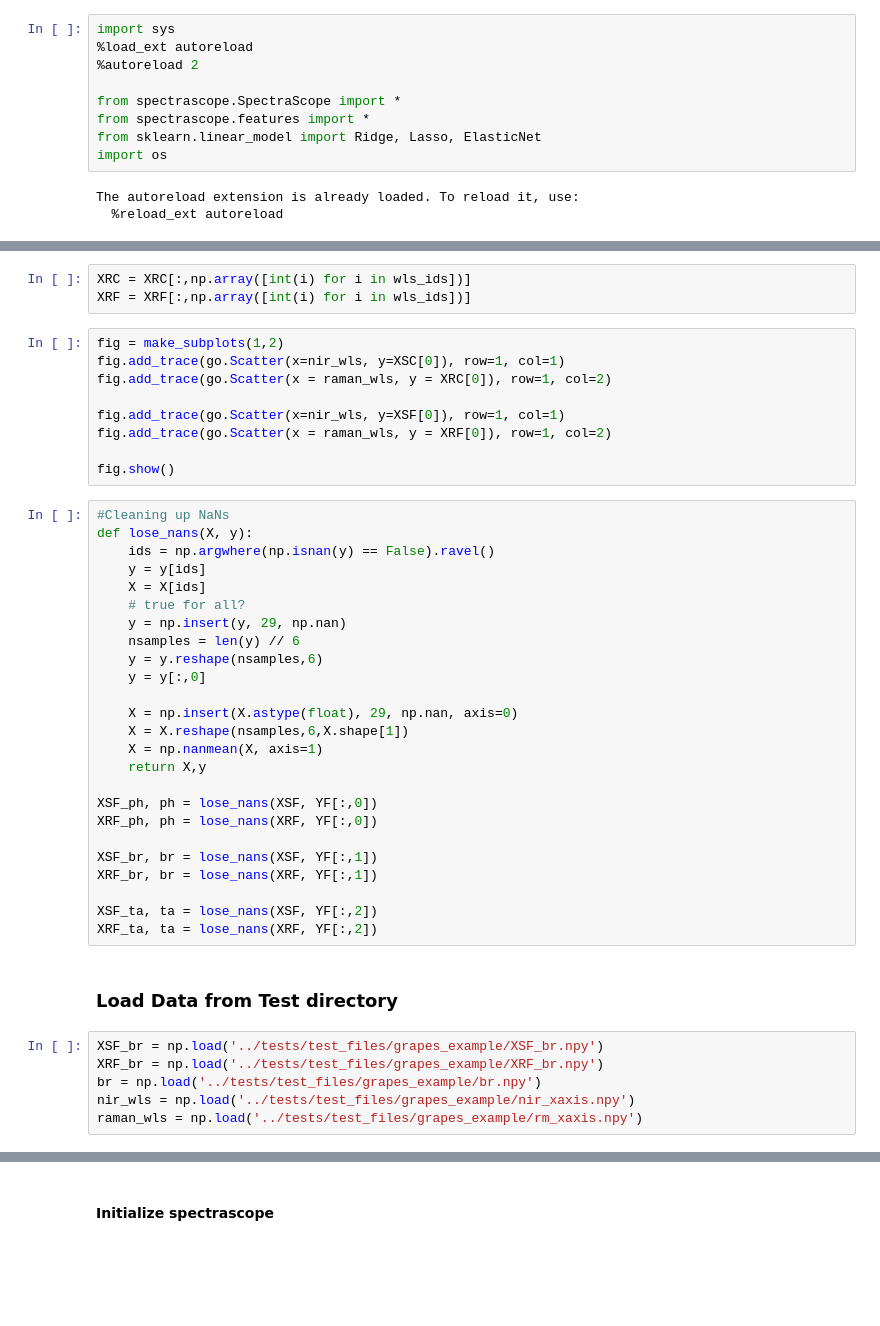
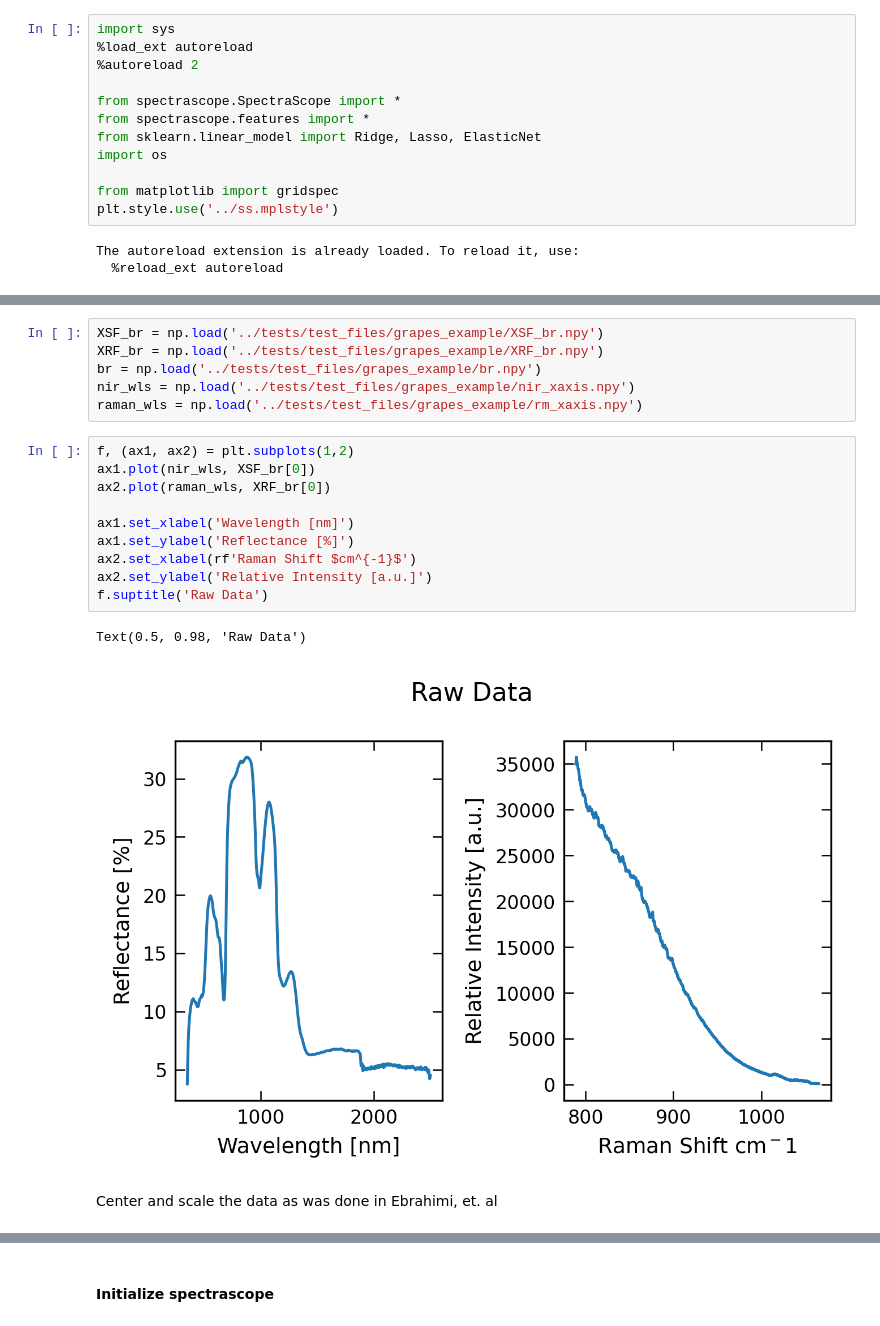
Before and after one commit to TRI-AMDD/spectrascope, a Jupyter notebook: examples/grapes.ipynb, the cells around one changed output, grey strips where cells are left out. Cells and saved outputs as stored; diff of their text form; blank space fills up the shorter version.

```diff
--- a/examples/grapes.ipynb
+++ b/examples/grapes.ipynb
@@ -7,6 +7,9 @@ from spectrascope.SpectraScope import *
 from spectrascope.features import *
 from sklearn.linear_model import Ridge, Lasso, ElasticNet
 import os
+
+from matplotlib import gridspec
+plt.style.use('../ss.mplstyle')
 # %% [output]
 The autoreload extension is already loaded. To reload it, use:
   %reload_ext autoreload
@@ -83,45 +20,21 @@ nir_wls = nir_wls.reshape(len(nir_wls),)
-# %%
-XRC = XRC[:,np.array([int(i) for i in wls_ids])]
-XRF = XRF[:,np.array([int(i) for i in wls_ids])]
-# %%
-fig = make_subplots(1,2)
-fig.add_trace(go.Scatter(x=nir_wls, y=XSC[0]), row=1, col=1)
-fig.add_trace(go.Scatter(x = raman_wls, y = XRC[0]), row=1, col=2)
-
-fig.add_trace(go.Scatter(x=nir_wls, y=XSF[0]), row=1, col=1)
-fig.add_trace(go.Scatter(x = raman_wls, y = XRF[0]), row=1, col=2)
-
-fig.show()
-# %%
-#Cleaning up NaNs
-def lose_nans(X, y):
-    ids = np.argwhere(np.isnan(y) == False).ravel()
-    y = y[ids]
-    X = X[ids]
-    # true for all?
-    y = np.insert(y, 29, np.nan)
-    nsamples = len(y) // 6
-    y = y.reshape(nsamples,6)
-    y = y[:,0]
-
-    X = np.insert(X.astype(float), 29, np.nan, axis=0)
-    X = X.reshape(nsamples,6,X.shape[1])
-    X = np.nanmean(X, axis=1)
-    return X,y
-
-XSF_ph, ph = lose_nans(XSF, YF[:,0])
-XRF_ph, ph = lose_nans(XRF, YF[:,0])
-
-XSF_br, br = lose_nans(XSF, YF[:,1])
-XRF_br, br = lose_nans(XRF, YF[:,1])
-
-XSF_ta, ta = lose_nans(XSF, YF[:,2])
-XRF_ta, ta = lose_nans(XRF, YF[:,2])
-# %% [markdown]
-### Load Data from Test directory
 # %%
 XSF_br = np.load('../tests/test_files/grapes_example/XSF_br.npy')
 XRF_br = np.load('../tests/test_files/grapes_example/XRF_br.npy')
 br = np.load('../tests/test_files/grapes_example/br.npy')
 nir_wls = np.load('../tests/test_files/grapes_example/nir_xaxis.npy')
 raman_wls = np.load('../tests/test_files/grapes_example/rm_xaxis.npy')
+# %%
+f, (ax1, ax2) = plt.subplots(1,2)
+ax1.plot(nir_wls, XSF_br[0])
+ax2.plot(raman_wls, XRF_br[0])
+
+ax1.set_xlabel('Wavelength [nm]')
+ax1.set_ylabel('Reflectance [%]')
+ax2.set_xlabel(rf'Raman Shift $cm^{-1}$')
+ax2.set_ylabel('Relative Intensity [a.u.]')
+f.suptitle('Raw Data')
+# %% [output]
+Text(0.5, 0.98, 'Raw Data')
+[figure, added]
+# %% [markdown]
+Center and scale the data as was done in Ebrahimi, et. al
```
Also changed, not shown: parts of 51 cells of this notebook.
